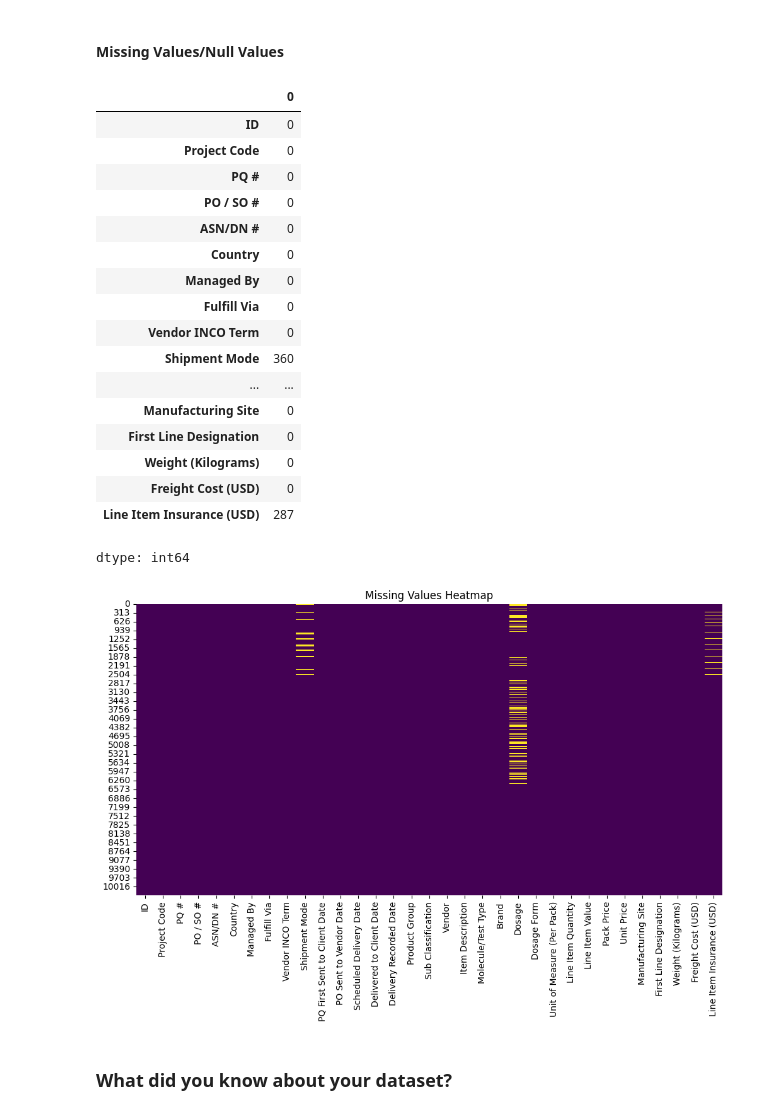
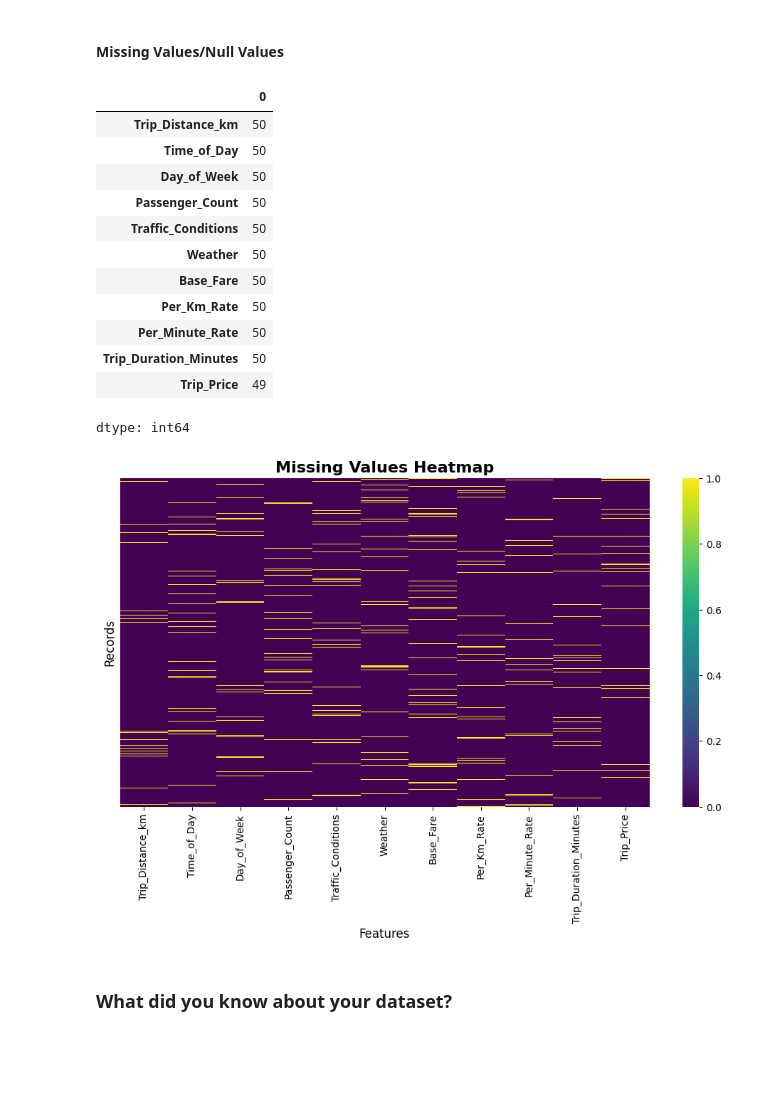
Before and after one commit to Sneha8126/Sneha-copy-of-Sample-ML-Submission-Template, a Jupyter notebook: Sneha_copy_of_Sample_ML_Submission_Template.ipynb, the cells around one changed output. Drawn from its saved outputs; the diff is of its cells as text; code cells hidden in the pictures; blank space fills up the shorter version.

```diff
--- a/Sneha_copy_of_Sample_ML_Submission_Template.ipynb
+++ b/Sneha_copy_of_Sample_ML_Submission_Template.ipynb
@@ -98,5 +98,5 @@ Mounted at /content/drive
 # %%
-df = pd.read_csv('/content/drive/MyDrive/SCMS_Delivery_History_Dataset.csv')
+df = pd.read_csv('/content/drive/MyDrive/taxi_trip_pricing.csv')
 # %% [markdown]
 ### Dataset First View
 # %%
@@ -156,30 +156,35 @@ np.int64(0)
 df.isnull().sum()
 # %% [output]
 |  | 0 |
-| ID | 0 |
-| Project Code | 0 |
-| PQ # | 0 |
-| PO / SO # | 0 |
-| ASN/DN # | 0 |
-| Country | 0 |
-| Managed By | 0 |
-| Fulfill Via | 0 |
-| Vendor INCO Term | 0 |
-| Shipment Mode | 360 |
-| ... | ... |
-| Manufacturing Site | 0 |
-| First Line Designation | 0 |
-| Weight (Kilograms) | 0 |
-| Freight Cost (USD) | 0 |
-| Line Item Insurance (USD) | 287 |
+| Trip_Distance_km | 50 |
+| Time_of_Day | 50 |
+| Day_of_Week | 50 |
+| Passenger_Count | 50 |
+| Traffic_Conditions | 50 |
+| Weather | 50 |
+| Base_Fare | 50 |
+| Per_Km_Rate | 50 |
+| Per_Minute_Rate | 50 |
+| Trip_Duration_Minutes | 50 |
+| Trip_Price | 49 |
 dtype: int64
 # %%
+# Missing Values Heatmap
 plt.figure(figsize=(12,6))
-sns.heatmap(df.isnull(), cbar=False, cmap='viridis')
 
-plt.title('Missing Values Heatmap')
+sns.heatmap(
+    df.isnull(),
+    cbar=True,
+    cmap='viridis',
+    yticklabels=False
+)
+
+plt.title('Missing Values Heatmap', fontsize=16, fontweight='bold')
+plt.xlabel('Features', fontsize=12)
+plt.ylabel('Records', fontsize=12)
+
 plt.show()
 # %% [output]
-[figure, old version]
+[figure, new version]
 # %% [markdown]
 ### What did you know about your dataset?
```
Also changed, not shown: parts of 21 cells of this notebook.
